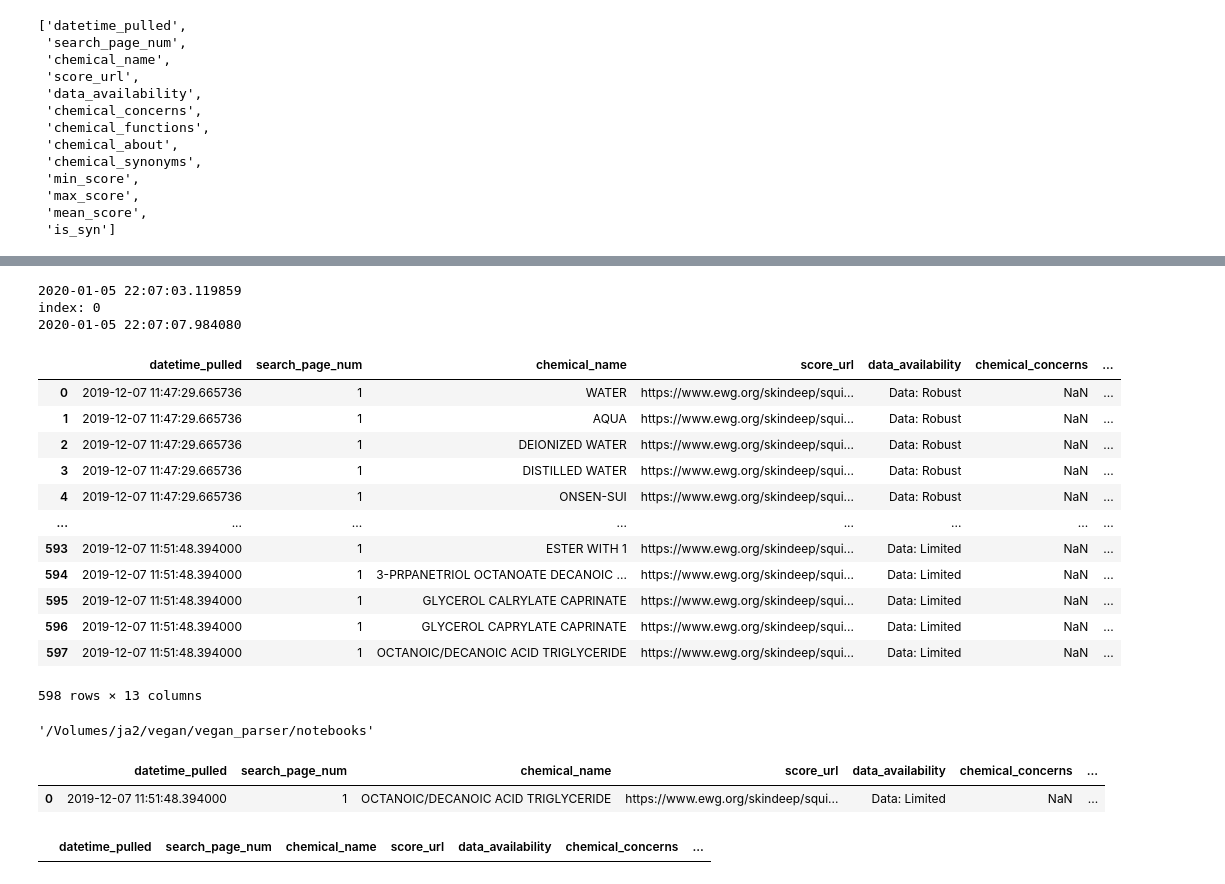
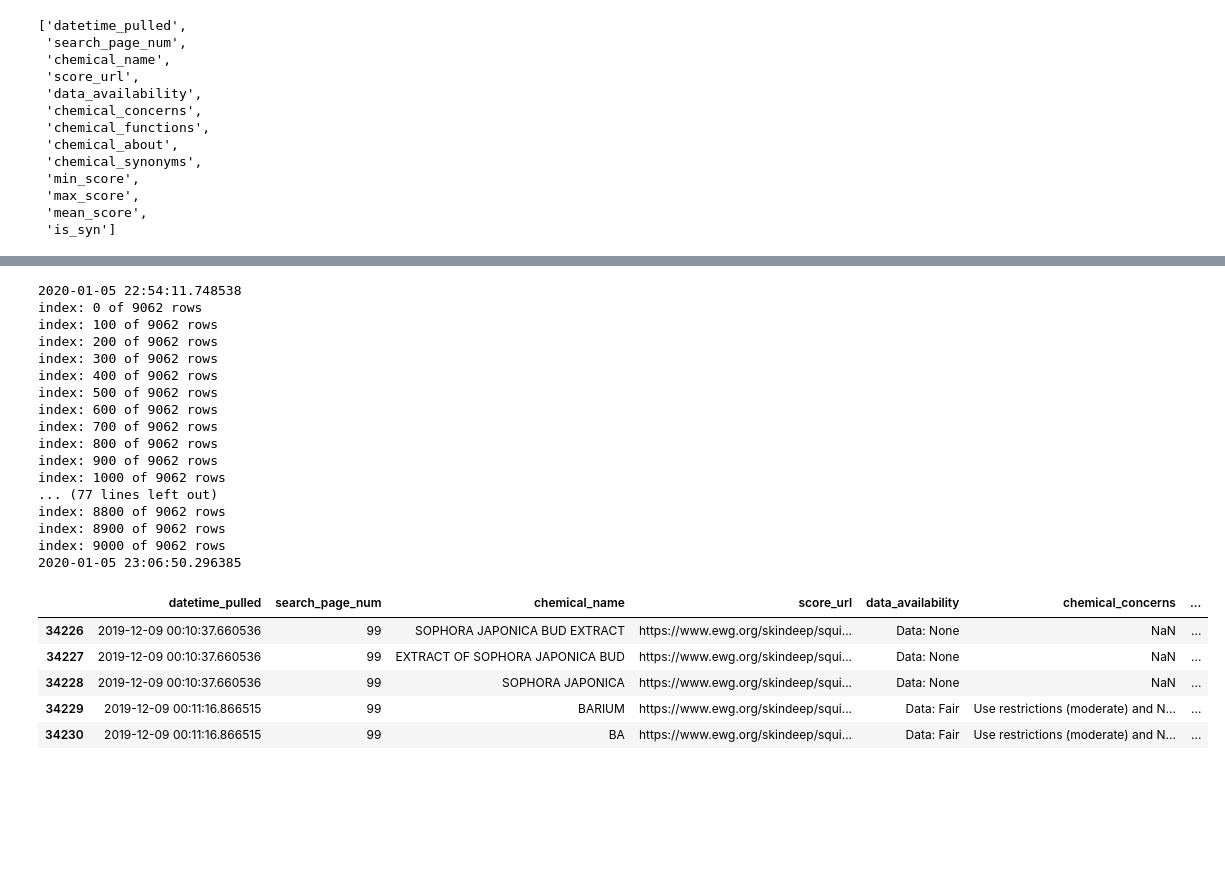
Before and after one commit to eyspahn/personal_care_parser, a Jupyter notebook: notebooks/probe_scraped_data.ipynb, the cells around one changed output, grey strips where cells are left out. Drawn from its saved outputs; the diff is of its cells as text; code cells hidden in the pictures; blank space fills up the shorter version.

Commit message:
Wrapped up massaging scraped data

```diff
--- a/notebooks/probe_scraped_data.ipynb
+++ b/notebooks/probe_scraped_data.ipynb
@@ -4,7 +4,7 @@ import pandas as pd
 import numpy as np
 from datetime import datetime
 # %%
-pd.options.display.max_colwidth = 100
+pd.options.display.max_colwidth = 300
 # %%
 data_path = '/Volumes/ja2/vegan/vegan_parser/scraping/ewg_data/'
 # %%
@@ -239,2 +232,4 @@ print(datetime.now())
 # %%
 df_test = df.head(20)
+# %%
+df = df.reset_index(drop=True)
@@ -241,14 +248,15 @@ df_test = df.head(20)
 # %%
-# OH man this is going to be SLOW AF
+# OH man this is going to be SLOW AF. But, I don't care if it takes a long time (like, under an hour)
+
 df_wsyns = pd.DataFrame([],columns=syn_col_names)  # DataFrame WithSYNonymS
 print(datetime.now())
 
-for index, row in df_test.iterrows():
+for index, row in df.iterrows():
 
     if index%100==0:
-        print(f'index: {index}')
+        print(f'index: {index} of {len(df)} rows')
 
-    syn_list = extract_synonymns_list(row[8])
+    syn_list = extract_synonymns_list(row['chemical_synonyms'])
 
     if syn_list!=[]:
 
@@ -258,9 +266,9 @@ for index, row in df_test.iterrows():
 
         for syn in syn_list:
             row['chemical_name'] = syn
-            row['chemical_synonyms'] = np.nan
             row['is_syn'] = True
-            df_wsyns = df_wsyns.append(row, ignore_index=True)
+            if syn not in df_wsyns['chemical_name'].values:
+                df_wsyns = df_wsyns.append(row, ignore_index=True)
 
     else:
         row['is_syn'] = False
@@ -269,36 +277,29 @@ for index, row in df_test.iterrows():
 print(datetime.now())
 df_wsyns.to_csv('dataframe_with_syns.csv', index=False)
 # %% [output]
-2020-01-05 22:07:03.119859
-index: 0
-2020-01-05 22:07:07.984080
+2020-01-05 22:54:11.748538
+index: 0 of 9062 rows
+index: 100 of 9062 rows
+index: 200 of 9062 rows
+index: 300 of 9062 rows
+index: 400 of 9062 rows
+index: 500 of 9062 rows
+index: 600 of 9062 rows
+index: 700 of 9062 rows
+index: 800 of 9062 rows
+index: 900 of 9062 rows
+index: 1000 of 9062 rows
+... (77 lines left out)
+index: 8800 of 9062 rows
+index: 8900 of 9062 rows
+index: 9000 of 9062 rows
+2020-01-05 23:06:50.296385
 # %%
-df_wsyns
+df_wsyns.tail()
 # %% [output]
 |  | datetime_pulled | search_page_num | chemical_name | score_url | data_availability | chemical_concerns | ... |
-| 0 | 2019-12-07 11:47:29.665736 | 1 | WATER | https://www.ewg.org/skindeep/squi... | Data: Robust | NaN | ... |
-| 1 | 2019-12-07 11:47:29.665736 | 1 | AQUA | https://www.ewg.org/skindeep/squi... | Data: Robust | NaN | ... |
-| 2 | 2019-12-07 11:47:29.665736 | 1 | DEIONIZED WATER | https://www.ewg.org/skindeep/squi... | Data: Robust | NaN | ... |
-| 3 | 2019-12-07 11:47:29.665736 | 1 | DISTILLED WATER | https://www.ewg.org/skindeep/squi... | Data: Robust | NaN | ... |
-| 4 | 2019-12-07 11:47:29.665736 | 1 | ONSEN-SUI | https://www.ewg.org/skindeep/squi... | Data: Robust | NaN | ... |
-| ... | ... | ... | ... | ... | ... | ... | ... |
-| 593 | 2019-12-07 11:51:48.394000 | 1 | ESTER WITH 1 | https://www.ewg.org/skindeep/squi... | Data: Limited | NaN | ... |
-| 594 | 2019-12-07 11:51:48.394000 | 1 | 3-PRPANETRIOL OCTANOATE DECANOIC ... | https://www.ewg.org/skindeep/squi... | Data: Limited | NaN | ... |
-| 595 | 2019-12-07 11:51:48.394000 | 1 | GLYCEROL CALRYLATE CAPRINATE | https://www.ewg.org/skindeep/squi... | Data: Limited | NaN | ... |
-| 596 | 2019-12-07 11:51:48.394000 | 1 | GLYCEROL CAPRYLATE CAPRINATE | https://www.ewg.org/skindeep/squi... | Data: Limited | NaN | ... |
-| 597 | 2019-12-07 11:51:48.394000 | 1 | OCTANOIC/DECANOIC ACID TRIGLYCERIDE | https://www.ewg.org/skindeep/squi... | Data: Limited | NaN | ... |
+| 34226 | 2019-12-09 00:10:37.660536 | 99 | SOPHORA JAPONICA BUD EXTRACT | https://www.ewg.org/skindeep/squi... | Data: None | NaN | ... |
+| 34227 | 2019-12-09 00:10:37.660536 | 99 | EXTRACT OF SOPHORA JAPONICA BUD | https://www.ewg.org/skindeep/squi... | Data: None | NaN | ... |
+| 34228 | 2019-12-09 00:10:37.660536 | 99 | SOPHORA JAPONICA | https://www.ewg.org/skindeep/squi... | Data: None | NaN | ... |
+| 34229 | 2019-12-09 00:11:16.866515 | 99 | BARIUM | https://www.ewg.org/skindeep/squi... | Data: Fair | Use restrictions (moderate) and N... | ... |
+| 34230 | 2019-12-09 00:11:16.866515 | 99 | BA | https://www.ewg.org/skindeep/squi... | Data: Fair | Use restrictions (moderate) and N... | ... |
-598 rows × 13 columns
-# %%
-
-pwd
-# %% [output]
-'/Volumes/ja2/vegan/vegan_parser/notebooks'
-# %%
-df_wsyns.append(row, ignore_index=True)
-# %% [output]
-|  | datetime_pulled | search_page_num | chemical_name | score_url | data_availability | chemical_concerns | ... |
-| 0 | 2019-12-07 11:51:48.394000 | 1 | OCTANOIC/DECANOIC ACID TRIGLYCERIDE | https://www.ewg.org/skindeep/squi... | Data: Limited | NaN | ... |
-# %%
-df_wsyns
-# %% [output]
-|  | datetime_pulled | search_page_num | chemical_name | score_url | data_availability | chemical_concerns | ... |
```
Also changed, not shown: parts of 17 cells of this notebook.
